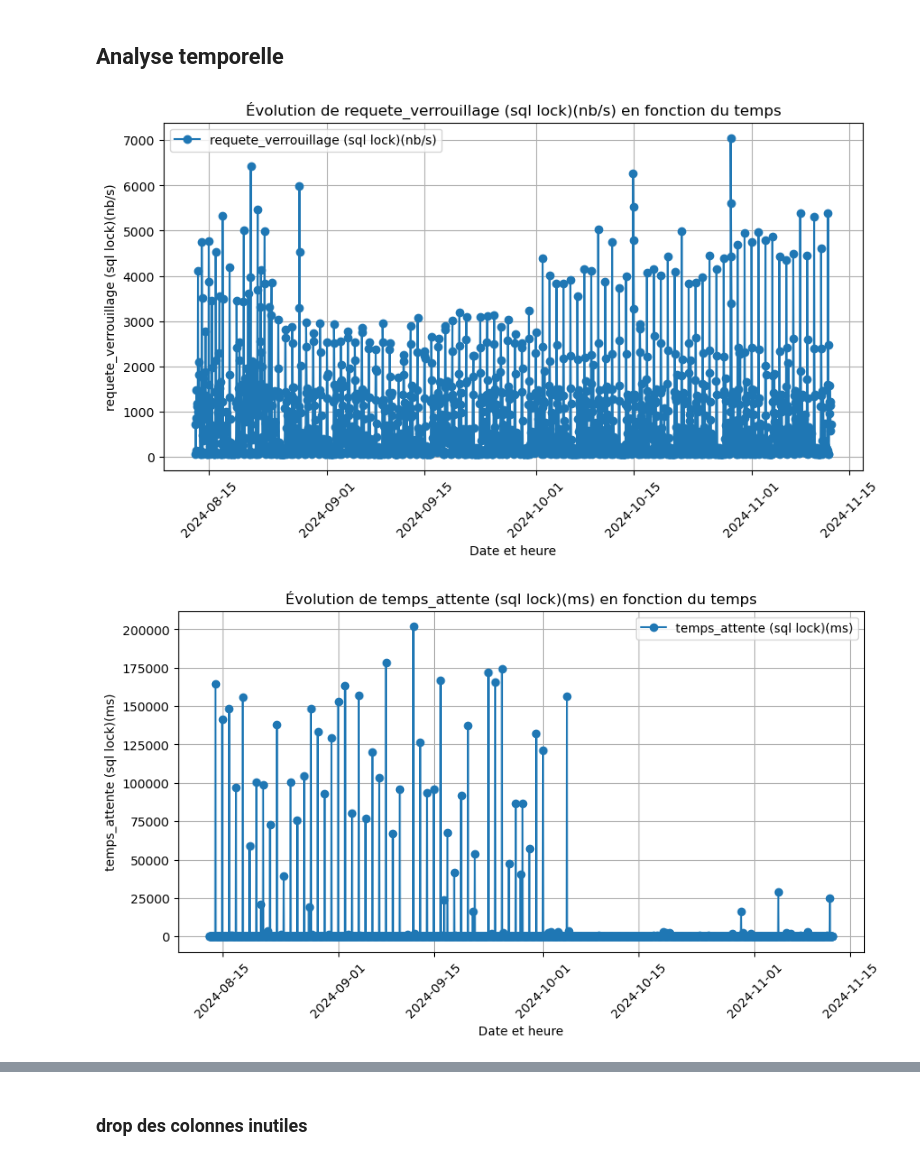
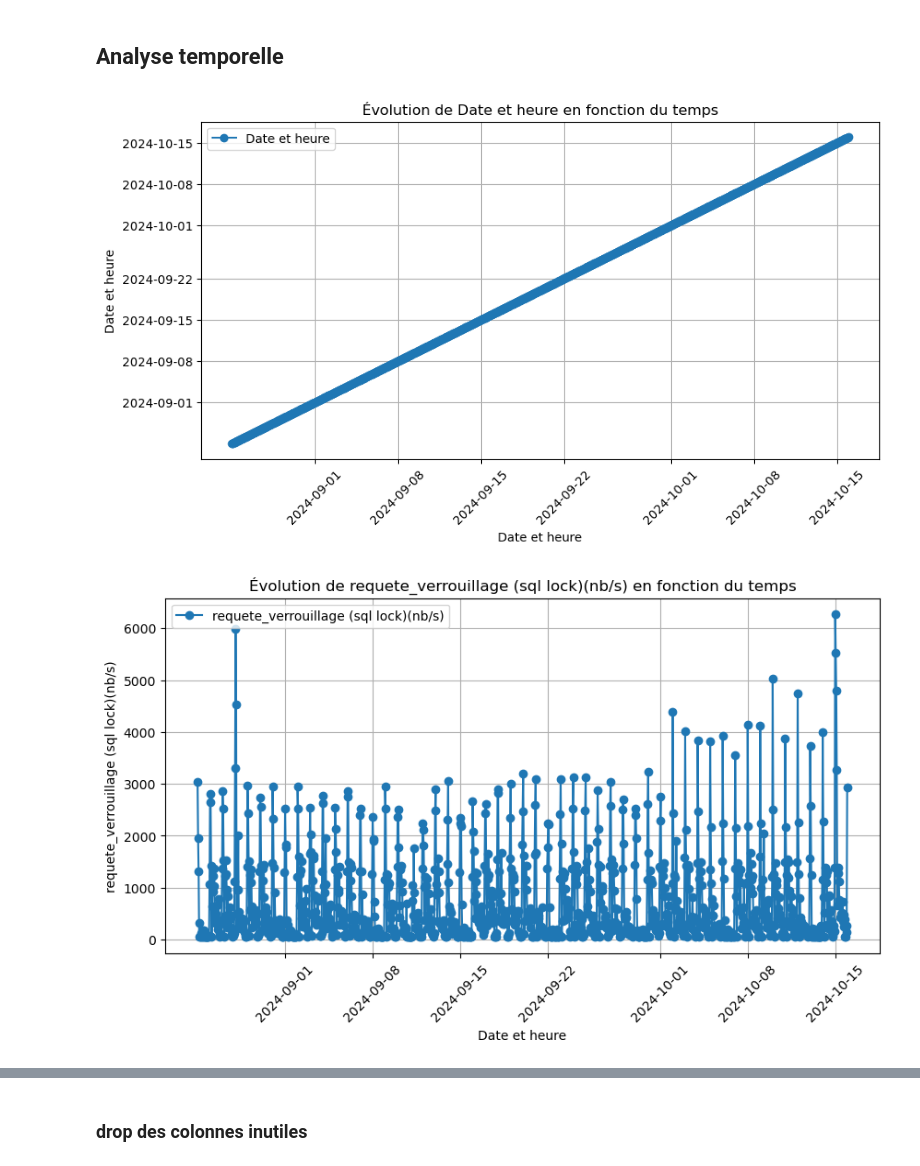
Before and after one commit to AntoineValette/projet_industriel, a Jupyter notebook: notebook/myreport_sql_lock_full.ipynb, the cells around one changed output, grey strips where cells are left out. Drawn from its saved outputs; the diff is of its cells as text; code cells hidden in the pictures.

```diff
--- a/notebook/myreport_sql_lock_full.ipynb
+++ b/notebook/myreport_sql_lock_full.ipynb
@@ -94,19 +84,9 @@ Number of rows deleted: 690
 # %% [markdown]
 ### Transformation des dates
 # %%
-from datetime import datetime, timedelta
+# Convertir toutes les dates de la colonne 'Date et heure(RAW)'
+tab['Date et heure'] = tab["Date et heure"].str.split(" - ").str[0]
 
-def from_excel_ordinal(ordinal, epoch=datetime(1900, 1, 1)):
-    # Adapted from above, thanks to @Martijn Pieters
-
-    if ordinal > 59:
-        ordinal -= 1  # Excel leap year bug, 1900 is not a leap year!
-    inDays = int(ordinal)
-    frac = ordinal - inDays
-    inSecs = int(round(frac * 86400.0))
-
-    return epoch + timedelta(days=inDays - 1, seconds=inSecs) # epoch is day 1
-
-excelDT = 42548.75001           # Float representation of 27/06/2016  6:00:01 PM in Excel format
-pyDT = from_excel_ordinal(excelDT)
-print(pyDT)
+tab=tab.iloc[:-5]
+# Si vous avez un format comme "JJ/MM/AAAA HH:MM:SS", vous pouvez préciser :
+tab['Date et heure'] = pd.to_datetime(tab['Date et heure'], format="%d/%m/%Y %H:%M:%S")
@@ -115,10 +93,3 @@ print(pyDT)
-# %%
-# Convertir toutes les dates de la colonne 'Date et heure(RAW)'
-tab['date_full'] = tab['Date et heure(RAW)'].apply(from_excel_ordinal)
-
-# Extraire la date et l'heure sous forme de colonnes séparées
-tab['date'] = tab['date_full'].dt.strftime("%Y-%m-%d")  # Format YY-MM-DD
-tab['heure'] = tab['date_full'].dt.strftime("%H")  # Format HH
 # %%
 tab.head()
 # %% [output]
@@ -131,4 +102,4 @@ tab.head()
 # %%
-# déplacement des nouvelles colonnes de date/heure à gauche
-cols = tab.columns  # Liste des colonnes
-tab = tab[cols[-3:].tolist() + cols[:-3].tolist()]
+start_date = '2024-08-24 23:32:03'
+end_date = '2024-10-15 23:31:49'
+tab = tab[(tab['Date et heure'] >= start_date) & (tab['Date et heure'] <= end_date)]
@@ -135,6 +112,6 @@ tab = tab[cols[-3:].tolist() + cols[:-3].tolist()]
 # %%
 # suppression des colonnes inutiles
-tab = tab.drop(columns=["Date et heure"])
+tab = tab.drop(columns=["Date et heure(RAW)"])
 tab = tab.drop(columns=["Nombre de requêtes de verrouillage/s"])
 tab = tab.drop(columns=["Temps d'attente moyen"])
 tab = tab.drop(columns=["Nombre de blocages/s"])
@@ -160,31 +137,31 @@ print(type(tab["date_full"].iloc[0])) #vérifier le typage de date_full
 # %%
 import matplotlib.pyplot as plt
 import itertools
 import pandas as pd
 
 import matplotlib.pyplot as plt
 
 # Vérifier que 'date_full' est bien au format datetime
-tab["date_full"] = pd.to_datetime(tab["date_full"])
+tab["Date et heure"] = pd.to_datetime(tab["Date et heure"])
 
 # Liste des colonnes à exclure
 excluded_cols = ["date_full", "date", "heure", "Date et heure(RAW)"]
 
 # Tracer chaque colonne en fonction du temps
 for col in tab.columns:
     if col not in excluded_cols:  # Exclure les colonnes non pertinentes
         plt.figure(figsize=(10, 5))
 
-        plt.plot(tab["date_full"], tab[col], marker='o', linestyle='-')
+        plt.plot(tab["Date et heure"], tab[col], marker='o', linestyle='-')
 
         plt.xlabel("Date et heure")
         plt.ylabel(f"{col}")  # Correction de la syntaxe
         plt.title(f"Évolution de {col} en fonction du temps")
         plt.legend([col])  # Correction de la légende
         plt.xticks(rotation=45)
         plt.grid()
 
         plt.show()
 # %% [output]
-[figure, old version]
+[figure, new version]
-[figure, old version]
+[figure, new version]
```
Also changed, not shown: parts of 10 cells of this notebook, 4 other files.
